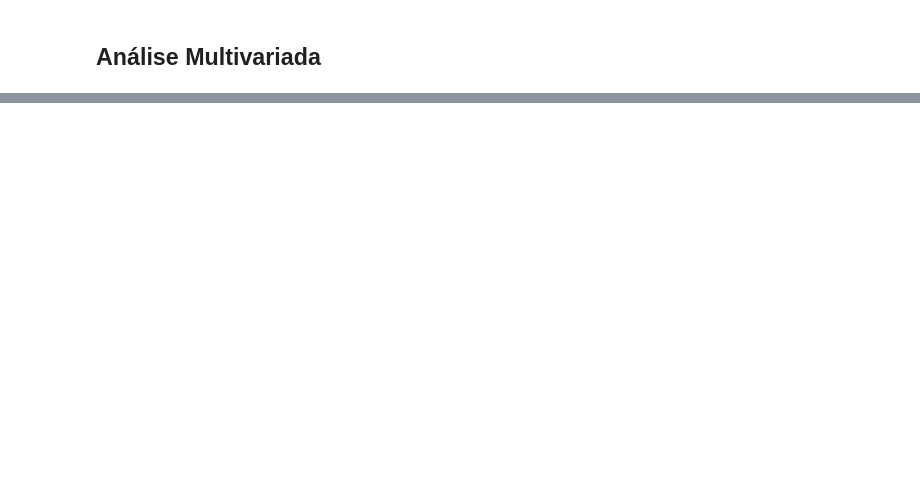
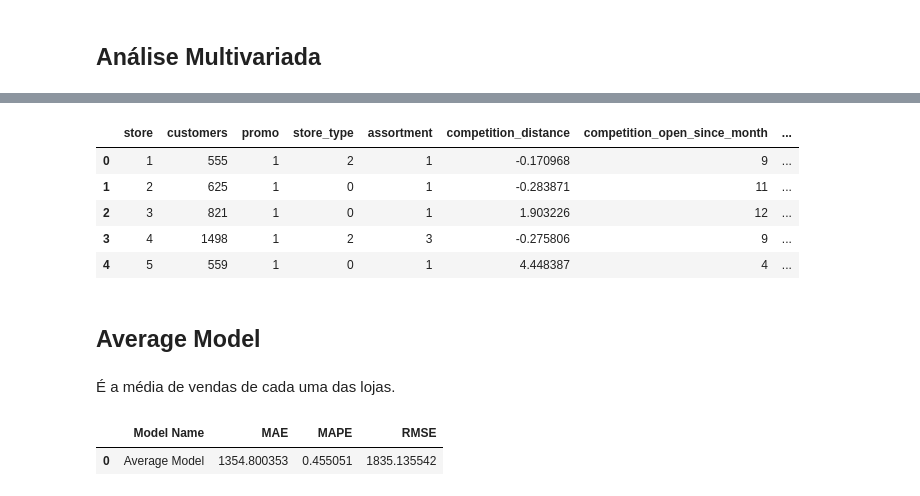
Before and after one commit to nortonvanz/Pharmacy-Sales-Forecast, a Jupyter notebook: notebooks/m04_eda.ipynb, the cells around one changed output, grey strips where cells are left out. Drawn from its saved outputs; the diff is of its cells as text; code cells hidden in the pictures; blank space fills up the shorter version.

```diff
--- a/notebooks/m04_eda.ipynb
+++ b/notebooks/m04_eda.ipynb
@@ -2285,0 +2352,13 @@ df6.to_csv('6_feature_selection.csv', index=False) #index=False if I have first
+# %%
+x_test.head()
+# %% [output]
+|  | store | customers | promo | store_type | assortment | competition_distance | competition_open_since_month | ... |
+| 0 | 1 | 555 | 1 | 2 | 1 | -0.170968 | 9 | ... |
+| 1 | 2 | 625 | 1 | 0 | 1 | -0.283871 | 11 | ... |
+| 2 | 3 | 821 | 1 | 0 | 1 | 1.903226 | 12 | ... |
+| 3 | 4 | 1498 | 1 | 2 | 3 | -0.275806 | 9 | ... |
+| 4 | 5 | 559 | 1 | 0 | 1 | 4.448387 | 4 | ... |
+# %% [markdown]
+## Average Model
+# %% [markdown]
+É a média de vendas de cada uma das lojas.
@@ -2285,0 +2382,25 @@ df6.to_csv('6_feature_selection.csv', index=False) #index=False if I have first
+# %%
+#cria aux1 contendo copia dos dados de texte com as cols selecionadas
+aux1 = x_test.copy()
+#cria variávels sales e inclui os dados de venda de Y_test (loja|venda)
+aux1['sales'] = Y_test.copy()
+
+#prediction
+    #contem todas as médias de vendas por loja
+aux2 = aux1[['store','sales']].groupby( 'store' ).mean().reset_index().rename( columns={'sales':'predictions'} )
+aux1 = pd.merge(aux1, aux2, how='left', on='store')
+    #estimativa
+
+yhat_baseline = aux1['predictions']
+
+#performance
+    #criar função pra calcular a performance do modelo
+    #passo nome do modelo, y_test sendo as vendas reais e yhat_baseline sendo as predições
+
+    #O oposto do log é o exponencial. Lá em cima na Transf. da Var Resposta, fizemos o log de vendas.
+    #Agora, como precisamos passar os valores originais, usamos o np.expm1 pra já passar exponencial:
+baseline_result = ml_error( 'Average Model', np.expm1(Y_test), np.expm1(yhat_baseline)  )
+baseline_result
+# %% [output]
+|  | Model Name | MAE | MAPE | RMSE |
+| 0 | Average Model | 1354.800353 | 0.455051 | 1835.135542 |
```
Also changed, not shown: parts of 343 cells of this notebook.
